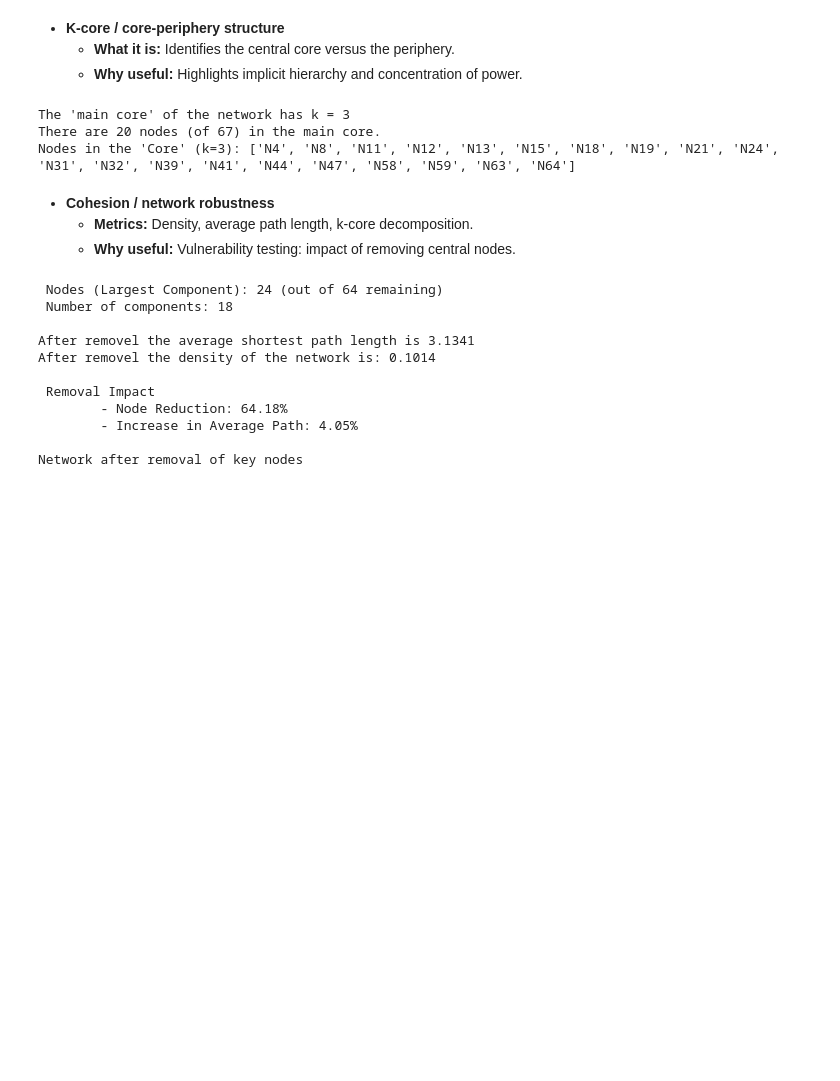
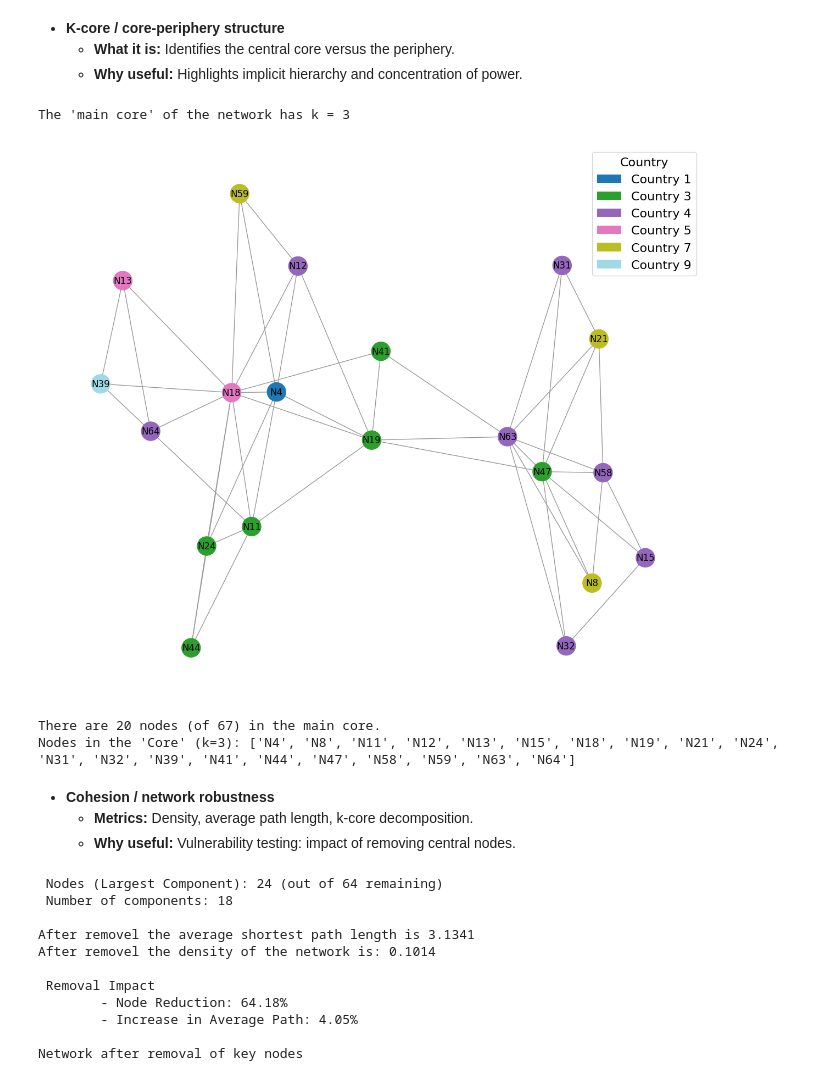
Before and after one commit to leovora/SNA_project, a Jupyter notebook: src/italian_gang.ipynb, the cells around one changed output. Cells and saved outputs as stored; diff of their text form; code cells hidden in the pictures; blank space fills up the shorter version.

Commit message:
add plot

```diff
--- a/src/italian_gang.ipynb
+++ b/src/italian_gang.ipynb
@@ -354,22 +386,23 @@ print(peripherals.sort_values(by='degree', ascending=True).to_markdown(floatfmt=
 # %%
 # Il k-core è un sottografo dove ogni nodo ha almeno grado 'k'
 
 core_numbers = nx.core_number(G)
 
 # main core della rete.
 max_k = max(core_numbers.values())
 
 print(f"The 'main core' of the network has k = {max_k}")
 
 # Filtriamo per trovare i nodi che appartengono a questo core
 main_core_nodes = [node for node, k in core_numbers.items() if k == max_k]
-
+plot_graph(G.subgraph(main_core_nodes))
 print(f"There are {len(main_core_nodes)} nodes (of {G.number_of_nodes()}) in the main core.")
 print(f"Nodes in the 'Core' (k={max_k}): {main_core_nodes}")
 # %% [output]
 The 'main core' of the network has k = 3
-There are 20 nodes (of 67) in the main core.
-Nodes in the 'Core' (k=3): ['N4', 'N8', 'N11', 'N12', 'N13', 'N15', 'N18', 'N19', 'N21', 'N24', 'N31', 'N32', 'N39', 'N41', 'N44', 'N47', 'N58', 'N59', 'N63', 'N64']
+[figure, added]
+There are 20 nodes (of 67) in the main core.
+Nodes in the 'Core' (k=3): ['N4', 'N8', 'N11', 'N12', 'N13', 'N15', 'N18', 'N19', 'N21', 'N24', 'N31', 'N32', 'N39', 'N41', 'N44', 'N47', 'N58', 'N59', 'N63', 'N64']
 # %% [markdown]
 - **Cohesion / network robustness**
   - **Metrics:** Density, average path length, k-core decomposition.
```
Also changed, not shown: parts of 5 cells of this notebook.
